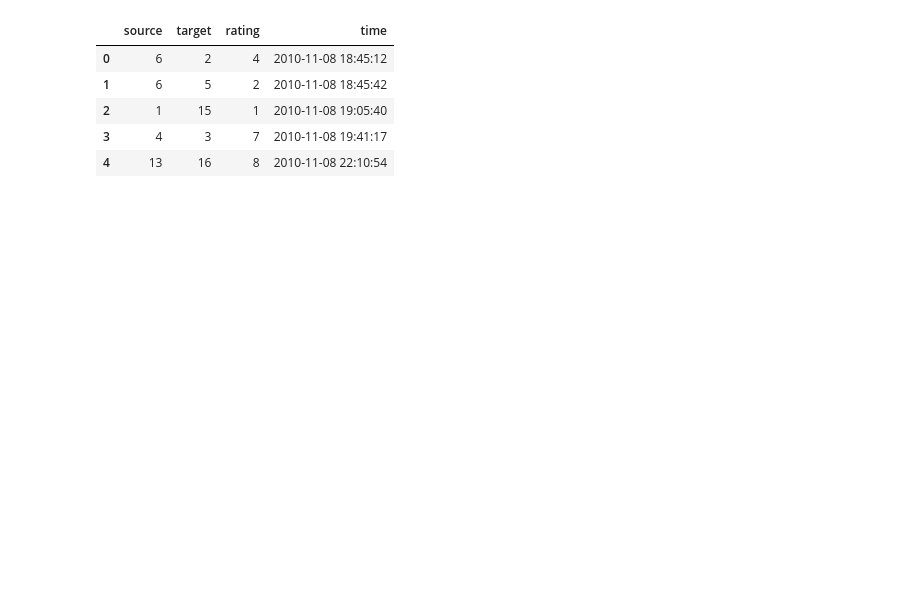
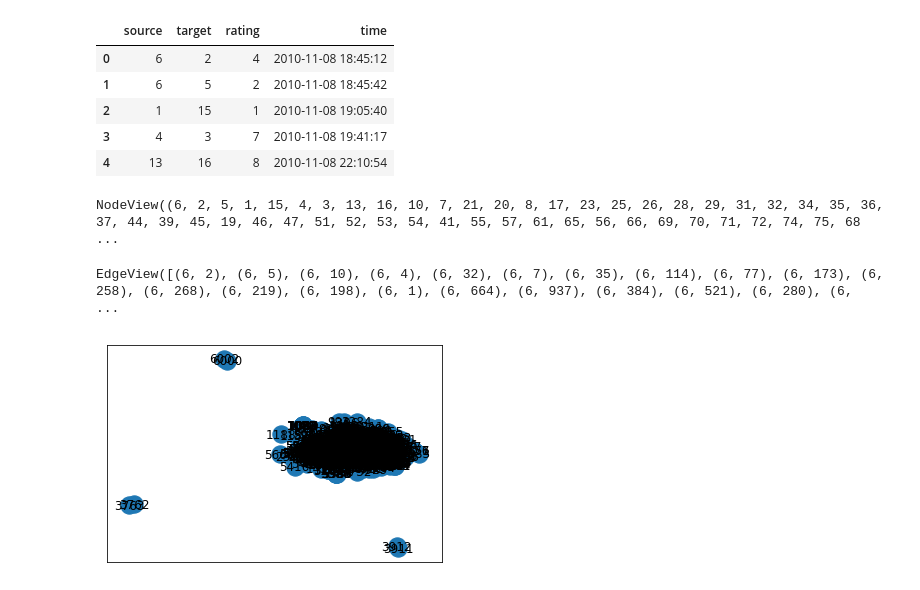
Before and after one commit to fpleoni/code_challenges, a Jupyter notebook: graph_optimization.ipynb, the cells around one changed output. Saved outputs shown, nothing was run; the diff lists cells and outputs as text; code cells hidden in the pictures; blank space fills up the shorter version.

Commit message:
quick and dirty graph viz

```diff
--- a/graph_optimization.ipynb
+++ b/graph_optimization.ipynb
@@ -40,3 +40,18 @@ bitcoin_pd.head()
 # create graph object
 
 bitcoin_graph = nx.from_pandas_edgelist(bitcoin_pd, source = "source", target = "target", edge_attr = True)
+# %%
+# explore nodes
+
+bitcoin_graph.nodes()
+# %% [output]
+NodeView((6, 2, 5, 1, 15, 4, 3, 13, 16, 10, 7, 21, 20, 8, 17, 23, 25, 26, 28, 29, 31, 32, 34, 35, 36, 37, 44, 39, 45, 19, 46, 47, 51, 52, 53, 54, 41, 55, 57, 61, 65, 56, 66, 69, 70, 71, 72, 74, 75, 68 ...
+# %%
+bitcoin_graph.edges()
+# %% [output]
+EdgeView([(6, 2), (6, 5), (6, 10), (6, 4), (6, 32), (6, 7), (6, 35), (6, 114), (6, 77), (6, 173), (6, 258), (6, 268), (6, 219), (6, 198), (6, 1), (6, 664), (6, 937), (6, 384), (6, 521), (6, 280), (6,  ...
+# %%
+# create a quick view of the graph
+nx.draw_networkx(bitcoin_graph)
+# %% [output]
+[figure, added]
```
